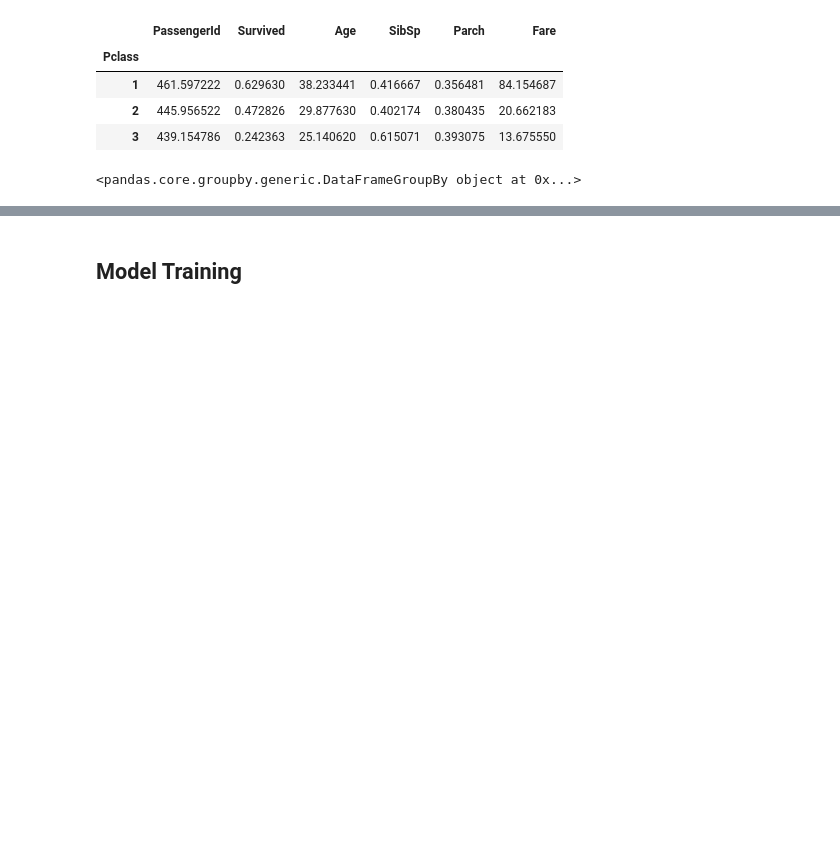
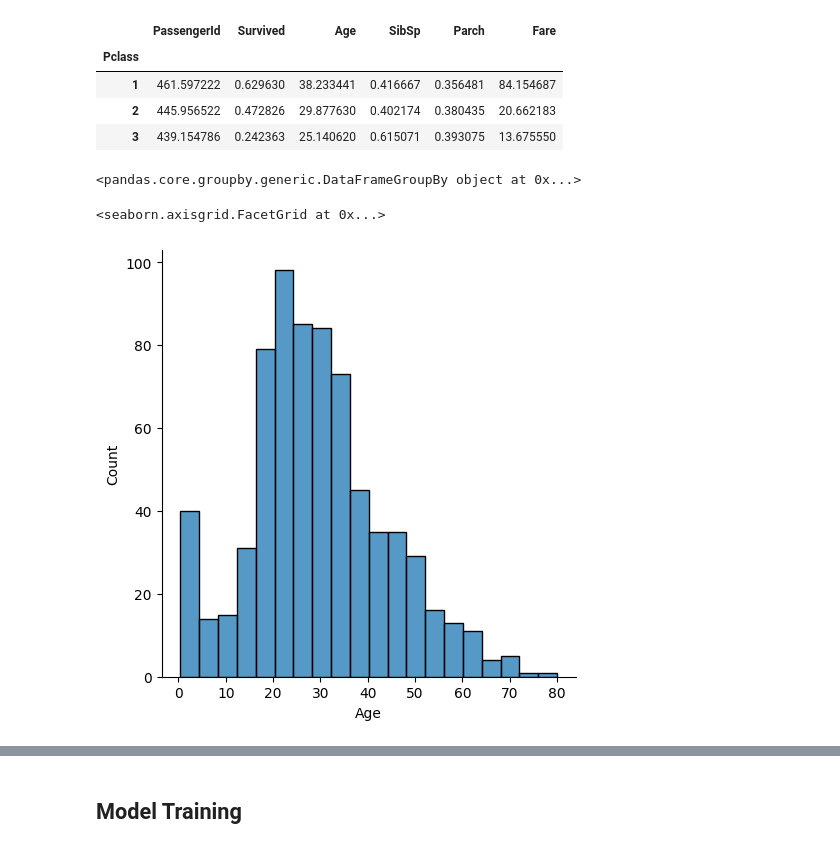
Before and after one commit to Oye4short/logistic_Regression, a Jupyter notebook: Titanic/Titanic.ipynb, the cells around one changed output, grey strips where cells are left out. Cells and saved outputs as stored; diff of their text form; code cells hidden in the pictures; blank space fills up the shorter version.

```diff
--- a/Titanic/Titanic.ipynb
+++ b/Titanic/Titanic.ipynb
@@ -238,3 +237,8 @@ data.groupby('Pclass').mean('Pclass')
 data.groupby('Pclass')
 # %% [output]
 <pandas.core.groupby.generic.DataFrameGroupBy object at 0x...>
+# %%
+sns.displot(data["Age"])
+# %% [output]
+<seaborn.axisgrid.FacetGrid at 0x...>
+[figure, added]
```
Also changed, not shown: parts of 86 cells of this notebook, 2 other files.
